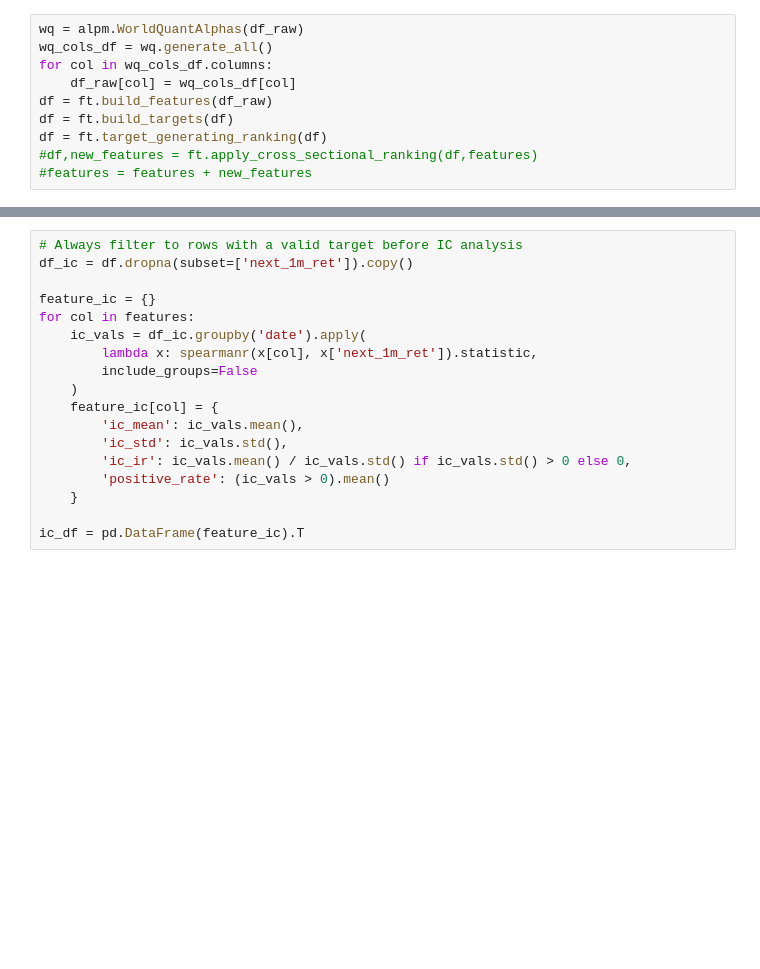
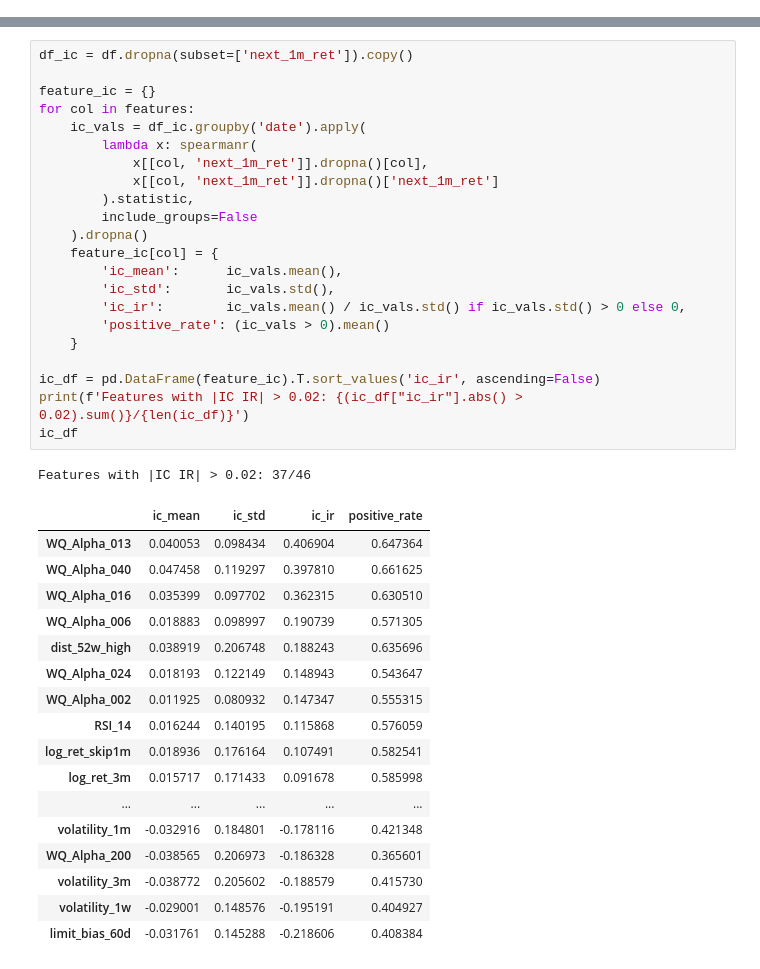
Before and after one commit to phamhuyphong-quant/Top-K-21-Day-Rebalance, a Jupyter notebook: notebooks/02_Feature_Engineering.ipynb, the cells around one changed output, grey strips where cells are left out. Drawn from its saved outputs; the diff is of its cells as text; blank space fills up the shorter version.

```diff
--- a/notebooks/02_Feature_Engineering.ipynb
+++ b/notebooks/02_Feature_Engineering.ipynb
@@ -74,10 +34,0 @@ features = candidate_features
-# %%
-wq = alpm.WorldQuantAlphas(df_raw)
-wq_cols_df = wq.generate_all()
-for col in wq_cols_df.columns:
-    df_raw[col] = wq_cols_df[col]
-df = ft.build_features(df_raw)
-df = ft.build_targets(df)
-df = ft.target_generating_ranking(df)
-#df,new_features = ft.apply_cross_sectional_ranking(df,features)
-#features = features + new_features
@@ -87,18 +93,41 @@ Dropping 518 date(s) with fewer than 50 stocks after NaN removal.
 # %%
-# Always filter to rows with a valid target before IC analysis
 df_ic = df.dropna(subset=['next_1m_ret']).copy()
 
 feature_ic = {}
 for col in features:
     ic_vals = df_ic.groupby('date').apply(
-        lambda x: spearmanr(x[col], x['next_1m_ret']).statistic,
+        lambda x: spearmanr(
+            x[[col, 'next_1m_ret']].dropna()[col],
+            x[[col, 'next_1m_ret']].dropna()['next_1m_ret']
+        ).statistic,
         include_groups=False
-    )
+    ).dropna()
     feature_ic[col] = {
-        'ic_mean': ic_vals.mean(),
-        'ic_std': ic_vals.std(),
-        'ic_ir': ic_vals.mean() / ic_vals.std() if ic_vals.std() > 0 else 0,
+        'ic_mean':      ic_vals.mean(),
+        'ic_std':       ic_vals.std(),
+        'ic_ir':        ic_vals.mean() / ic_vals.std() if ic_vals.std() > 0 else 0,
         'positive_rate': (ic_vals > 0).mean()
     }
 
-ic_df = pd.DataFrame(feature_ic).T
+ic_df = pd.DataFrame(feature_ic).T.sort_values('ic_ir', ascending=False)
+print(f'Features with |IC IR| > 0.02: {(ic_df["ic_ir"].abs() > 0.02).sum()}/{len(ic_df)}')
+ic_df
+# %% [output]
+Features with |IC IR| > 0.02: 37/46
+|  | ic_mean | ic_std | ic_ir | positive_rate |
+| WQ_Alpha_013 | 0.040053 | 0.098434 | 0.406904 | 0.647364 |
+| WQ_Alpha_040 | 0.047458 | 0.119297 | 0.397810 | 0.661625 |
+| WQ_Alpha_016 | 0.035399 | 0.097702 | 0.362315 | 0.630510 |
+| WQ_Alpha_006 | 0.018883 | 0.098997 | 0.190739 | 0.571305 |
+| dist_52w_high | 0.038919 | 0.206748 | 0.188243 | 0.635696 |
+| WQ_Alpha_024 | 0.018193 | 0.122149 | 0.148943 | 0.543647 |
+| WQ_Alpha_002 | 0.011925 | 0.080932 | 0.147347 | 0.555315 |
+| RSI_14 | 0.016244 | 0.140195 | 0.115868 | 0.576059 |
+| log_ret_skip1m | 0.018936 | 0.176164 | 0.107491 | 0.582541 |
+| log_ret_3m | 0.015717 | 0.171433 | 0.091678 | 0.585998 |
+| ... | ... | ... | ... | ... |
+| volatility_1m | -0.032916 | 0.184801 | -0.178116 | 0.421348 |
+| WQ_Alpha_200 | -0.038565 | 0.206973 | -0.186328 | 0.365601 |
+| volatility_3m | -0.038772 | 0.205602 | -0.188579 | 0.415730 |
+| volatility_1w | -0.029001 | 0.148576 | -0.195191 | 0.404927 |
+| limit_bias_60d | -0.031761 | 0.145288 | -0.218606 | 0.408384 |
```
Also changed, not shown: parts of 26 cells of this notebook, 4 other files.
